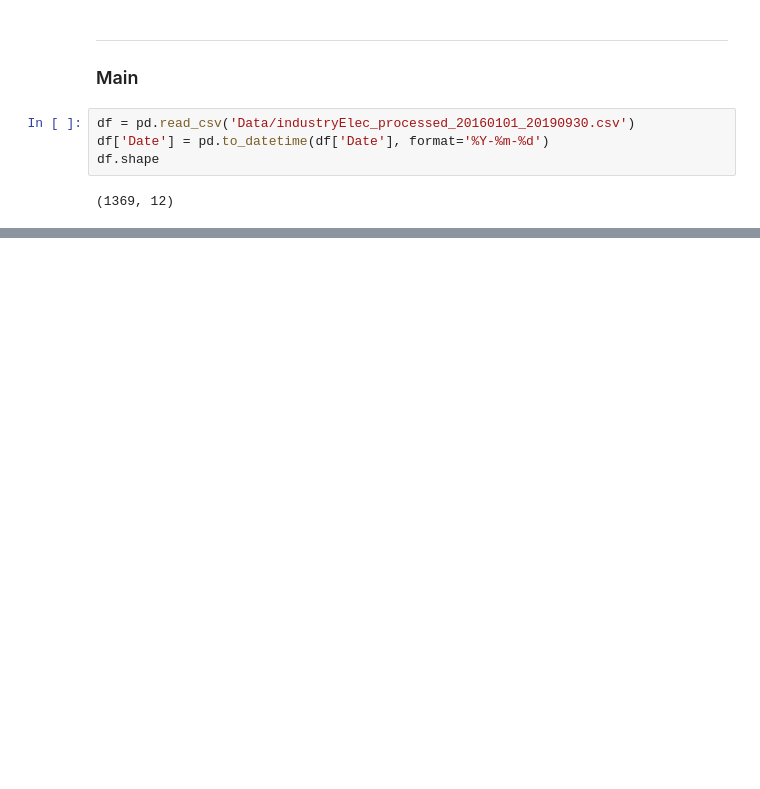
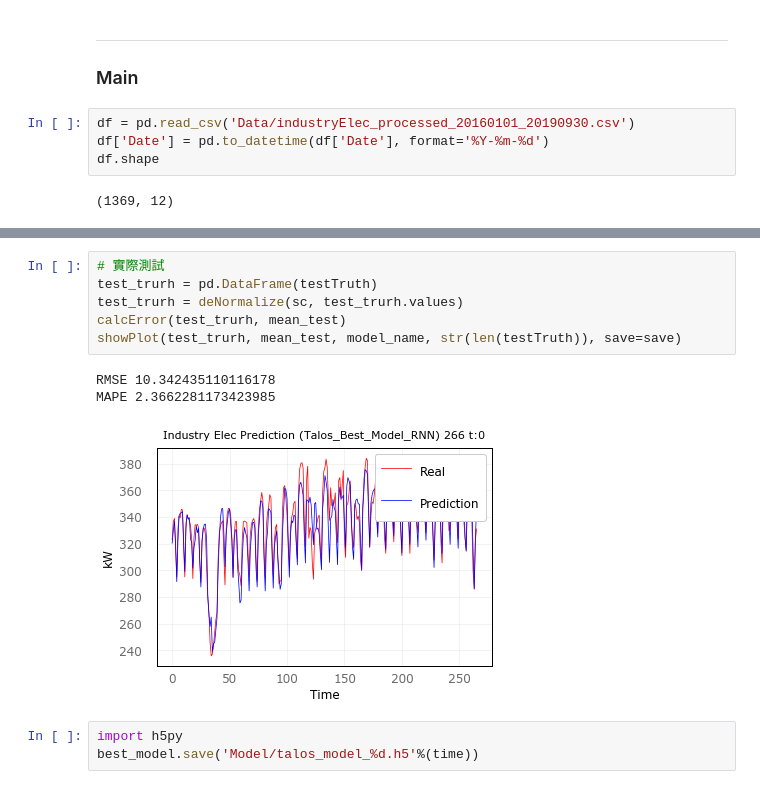
Before and after one commit to Chang-Siang/IndustryElec, a Jupyter notebook: IndustryElec_(RNN_XT)_Talos.ipynb, the cells around one changed output, grey strips where cells are left out. Saved outputs shown, nothing was run; the diff lists cells and outputs as text; blank space fills up the shorter version.

```diff
--- a/IndustryElec_(RNN_XT)_Talos.ipynb
+++ b/IndustryElec_(RNN_XT)_Talos.ipynb
@@ -358,0 +361,13 @@ showPlot(test_trurh, test_predict, model_name , str(266), save=save)
+# %%
+# 實際測試
+test_trurh = pd.DataFrame(testTruth)
+test_trurh = deNormalize(sc, test_trurh.values)
+calcError(test_trurh, mean_test)
+showPlot(test_trurh, mean_test, model_name, str(len(testTruth)), save=save)
+# %% [output]
+RMSE 10.342435110116178
+MAPE 2.3662281173423985
+[figure, added]
+# %%
+import h5py
+best_model.save('Model/talos_model_%d.h5'%(time))
```
Also changed, not shown: parts of 62 cells of this notebook.
